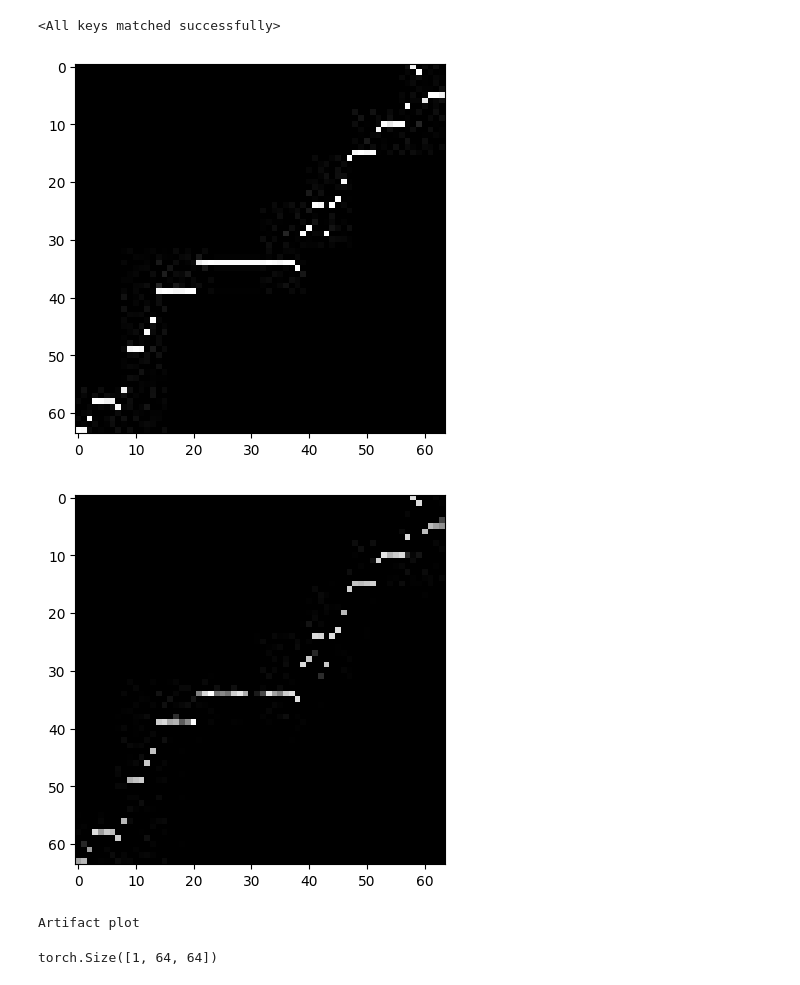
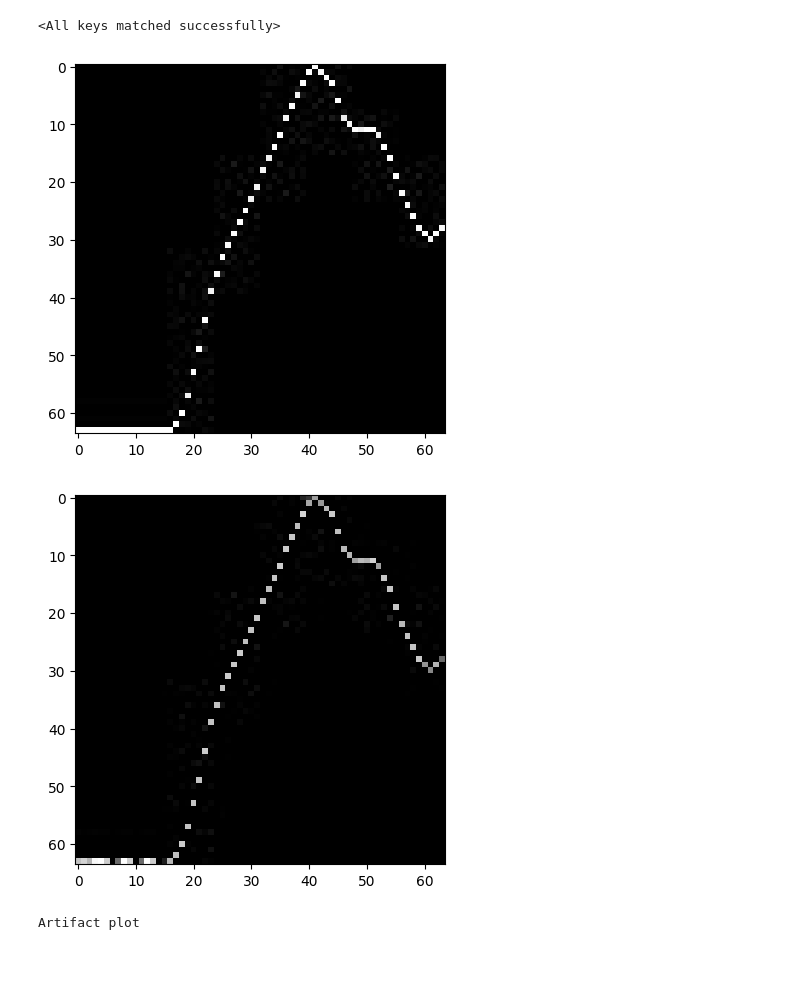
Before and after one commit to ManilShrestha/SCAE-Artifact-Removal, a Jupyter notebook: jupyters/train_SCAE.ipynb, the cells around one changed output. Cells and saved outputs as stored; diff of their text form; code cells hidden in the pictures.

```diff
--- a/jupyters/train_SCAE.ipynb
+++ b/jupyters/train_SCAE.ipynb
@@ -148,28 +152,25 @@ model.load_state_dict(torch.load('../models/SCAE_best.pth'))
 # %%
 import matplotlib.pyplot as plt
 
 def plot_image(tensor):
     img = tensor.squeeze().cpu()
     img_np = img.numpy()
 
     # Display the image
     plt.imshow(img_np, cmap='gray')
     plt.show()
 
 
-input_tensor = data[0][0].float().to(device) # Example input
+idx = 5
+input_tensor = data[0][idx].float().to(device) # Example input
 plot_image(input_tensor)
 
 with torch.no_grad():
     output = model(input_tensor)
     plot_image(output)
 
-print('Artifact plot') if data[1][0]==1 else print('Non-Artifact plot')
+print('Artifact plot') if data[1][idx]==1 else print('Non-Artifact plot')
 # %% [output]
-[figure, old version]
+[figure, new version]
-[figure, old version]
+[figure, new version]
 Artifact plot
-# %%
-input_tensor.shape
-# %% [output]
-torch.Size([1, 64, 64])
```
Also changed, not shown: parts of 4 cells of this notebook.
